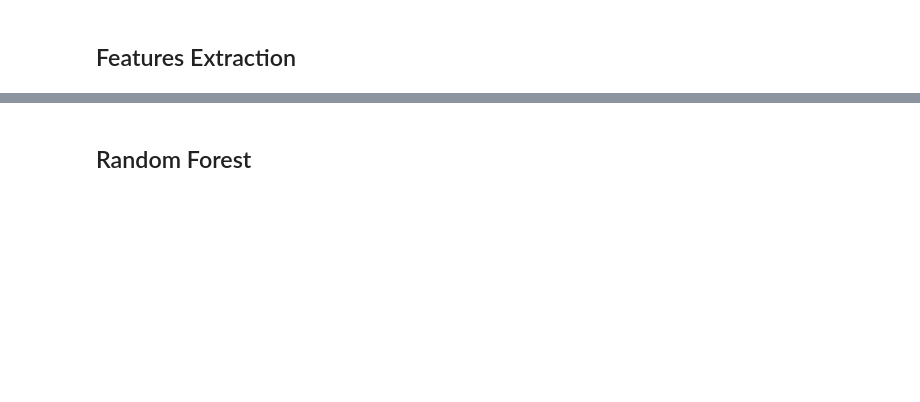
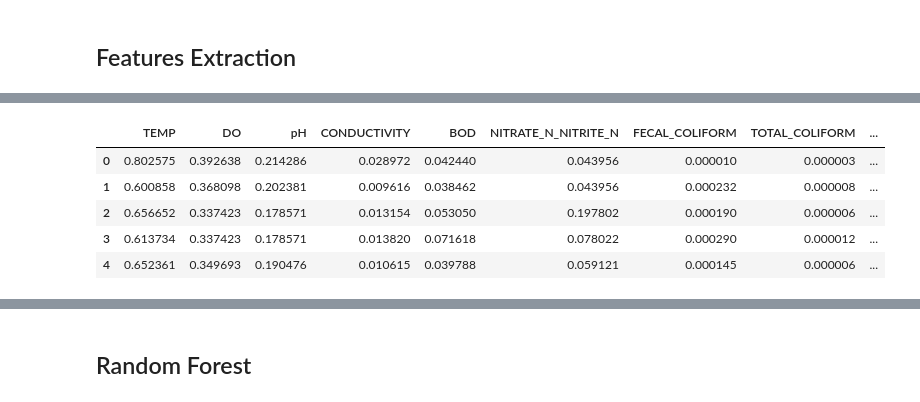
Before and after one commit to hamfami/Prediction-and-analysis-of-water-quality-using-machine-learning, a Jupyter notebook: Prediction.ipynb, the cells around one changed output, grey strips where cells are left out. Cells and saved outputs as stored; diff of their text form; code cells hidden in the pictures; blank space fills up the shorter version.

```diff
--- a/Prediction.ipynb
+++ b/Prediction.ipynb
@@ -93,9 +51,0 @@ df.head()
-# %%
-df['ph.'] = df['ph'].apply(lambda x:x//1)
-df['.ph'] = df['ph'].apply(lambda x:x%1)
-df['Solids.'] = df['Solids'].apply(lambda x:x//1)
-df['.Solids'] = df['Solids'].apply(lambda x:x%1)
-df['Turbidity.'] = df['Turbidity'].apply(lambda x:x//1)
-df['.Turbidity'] = df['Turbidity'].apply(lambda x:x%1)
-
-df.head()
@@ -109,3 +51,0 @@ df.head()
-# %%
-df = df[['ph', 'Solids', 'Turbidity','ph.','.ph','Solids.','.Solids','Turbidity.','.Turbidity','Potability']]
-df.head()
@@ -119,2 +51,0 @@ df.head()
-# %%
-df = df.drop(['ph', 'Solids','Turbidity'], axis=1)
@@ -151,3 +51,0 @@ diagnostic_plots(df, '.Turbidity')
-# %%
-df['Log_.Turbidity']=np.log(df['.Turbidity']+1)
-diagnostic_plots(df,'Log_.Turbidity')
@@ -160,3 +61,13 @@ diagnostic_plots(df, '.ph')
+# %%
+df = df.drop(['Unnamed: 0'], axis=1)
+df.head()
+# %% [output]
+|  | TEMP | DO | pH | CONDUCTIVITY | BOD | NITRATE_N_NITRITE_N | FECAL_COLIFORM | TOTAL_COLIFORM | ... |
+| 0 | 0.802575 | 0.392638 | 0.214286 | 0.028972 | 0.042440 | 0.043956 | 0.000010 | 0.000003 | ... |
+| 1 | 0.600858 | 0.368098 | 0.202381 | 0.009616 | 0.038462 | 0.043956 | 0.000232 | 0.000008 | ... |
+| 2 | 0.656652 | 0.337423 | 0.178571 | 0.013154 | 0.053050 | 0.197802 | 0.000190 | 0.000006 | ... |
+| 3 | 0.613734 | 0.337423 | 0.178571 | 0.013820 | 0.071618 | 0.078022 | 0.000290 | 0.000012 | ... |
+| 4 | 0.652361 | 0.349693 | 0.190476 | 0.010615 | 0.039788 | 0.059121 | 0.000145 | 0.000006 | ... |
 # %%
 # Train/test split
 X_train, X_test, y_train, y_test = train_test_split(
```
Also changed, not shown: parts of 45 cells of this notebook, 7 other files.
